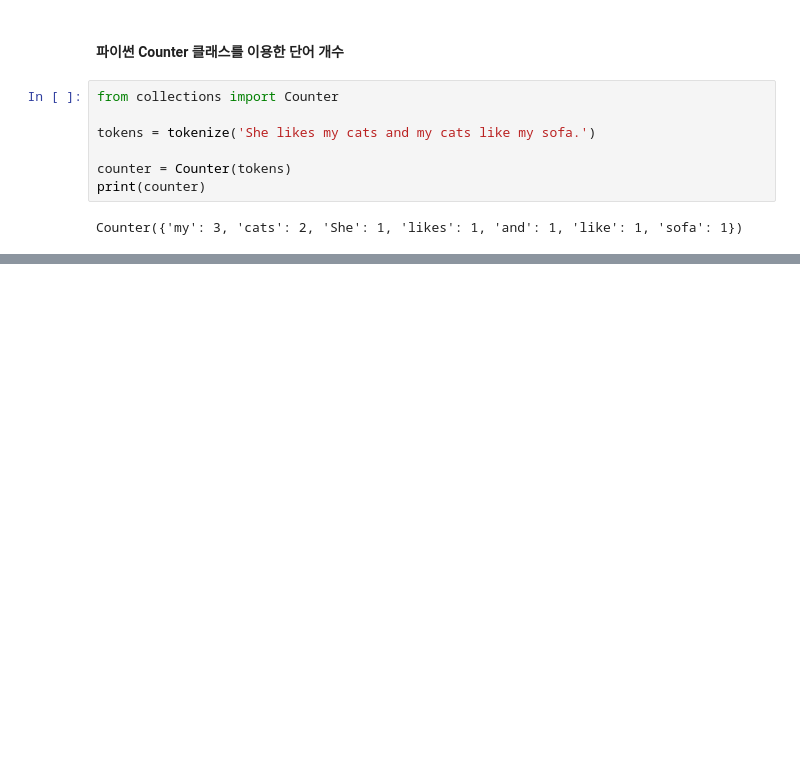
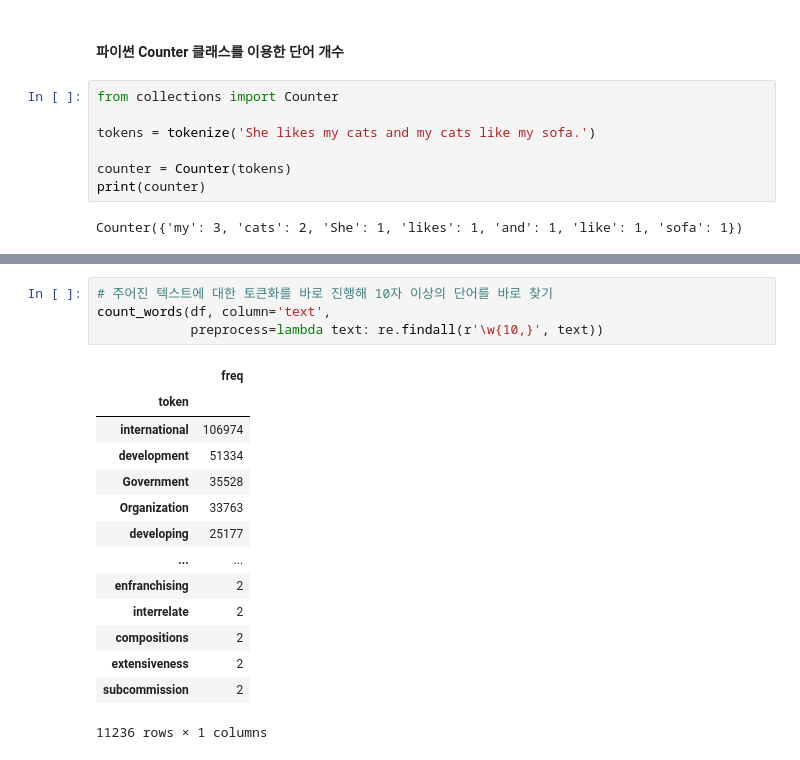
Before and after one commit to chw8207/text_python, a Jupyter notebook: 텍스트 통찰.ipynb, the cells around one changed output, grey strips where cells are left out. Saved outputs shown, nothing was run; the diff lists cells and outputs as text; blank space fills up the shorter version.

```diff
--- a/텍스트 통찰.ipynb
+++ b/텍스트 통찰.ipynb
@@ -248,0 +338,19 @@ Counter({'my': 3, 'cats': 2, 'She': 1, 'likes': 1, 'and': 1, 'like': 1, 'sofa':
+# %%
+# 주어진 텍스트에 대한 토큰화를 바로 진행해 10자 이상의 단어를 바로 찾기
+count_words(df, column='text',
+            preprocess=lambda text: re.findall(r'\w{10,}', text))
+# %% [output]
+|  | freq |
+| token |  |
+| international | 106974 |
+| development | 51334 |
+| Government | 35528 |
+| Organization | 33763 |
+| developing | 25177 |
+| ... | ... |
+| enfranchising | 2 |
+| interrelate | 2 |
+| compositions | 2 |
+| extensiveness | 2 |
+| subcommission | 2 |
+11236 rows × 1 columns
```
Also changed, not shown: parts of 34 cells of this notebook.
